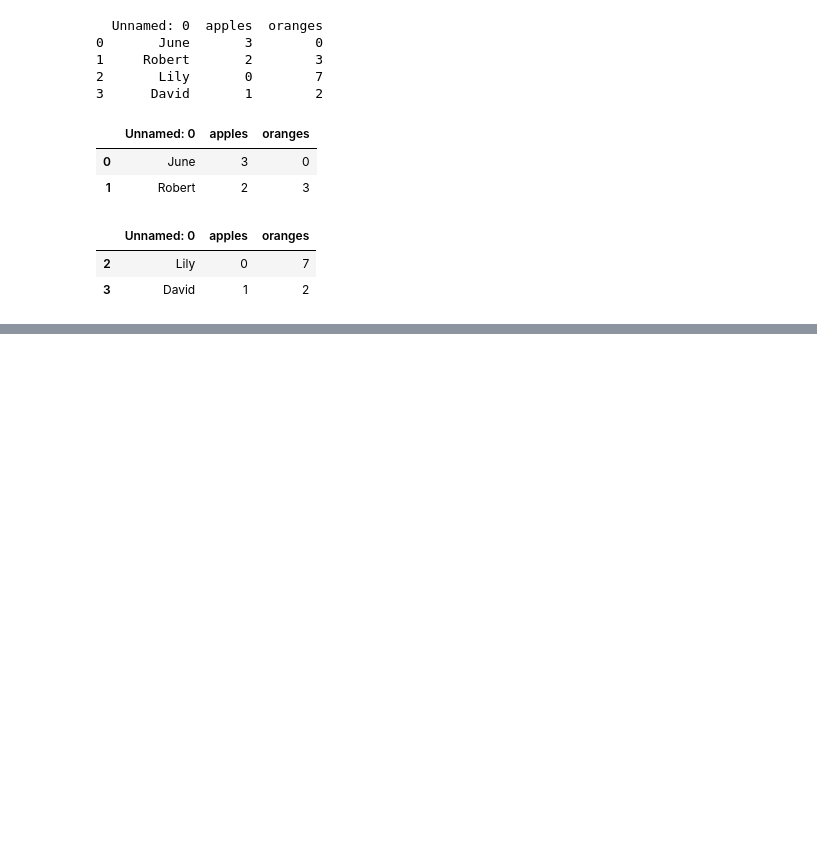
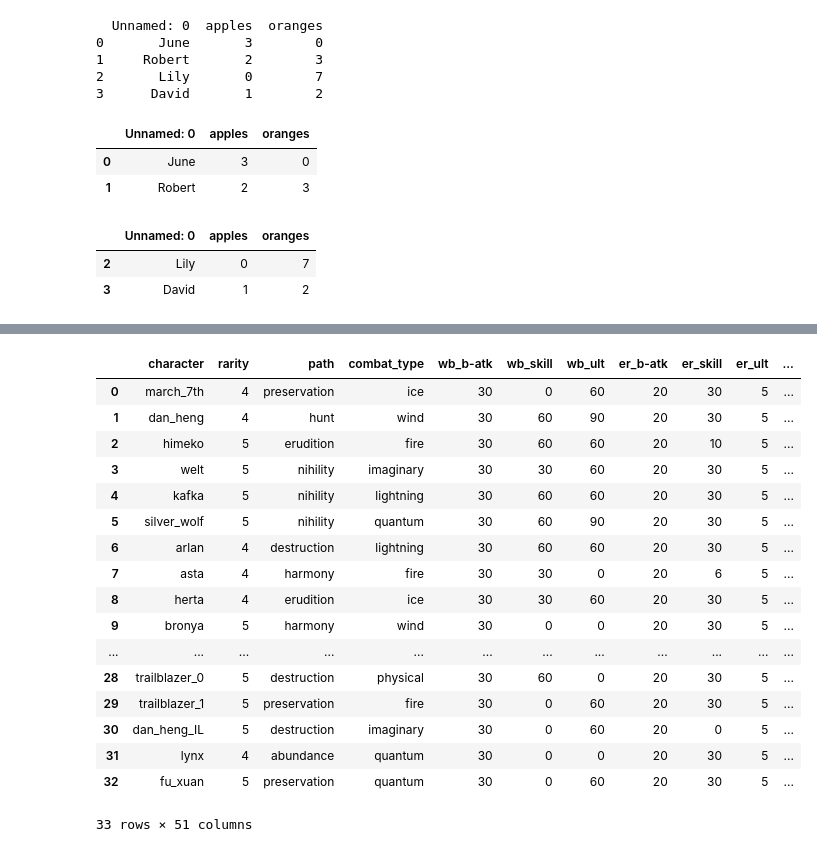
Before and after one commit to Frostyk/VDA-CPE-031-CpE21S4, a Jupyter notebook: Exercise_7.ipynb, the cells around one changed output, grey strips where cells are left out. Drawn from its saved outputs; the diff is of its cells as text; code cells hidden in the pictures; blank space fills up the shorter version.

```diff
--- a/Exercise_7.ipynb
+++ b/Exercise_7.ipynb
@@ -64,0 +73,23 @@ data.tail(2)
+# %%
+import pandas as pd
+data=pd.read_csv('hsr_character-data.csv')
+data
+# %% [output]
+|  | character | rarity | path | combat_type | wb_b-atk | wb_skill | wb_ult | er_b-atk | er_skill | er_ult | ... |
+| 0 | march_7th | 4 | preservation | ice | 30 | 0 | 60 | 20 | 30 | 5 | ... |
+| 1 | dan_heng | 4 | hunt | wind | 30 | 60 | 90 | 20 | 30 | 5 | ... |
+| 2 | himeko | 5 | erudition | fire | 30 | 60 | 60 | 20 | 10 | 5 | ... |
+| 3 | welt | 5 | nihility | imaginary | 30 | 30 | 60 | 20 | 30 | 5 | ... |
+| 4 | kafka | 5 | nihility | lightning | 30 | 60 | 60 | 20 | 30 | 5 | ... |
+| 5 | silver_wolf | 5 | nihility | quantum | 30 | 60 | 90 | 20 | 30 | 5 | ... |
+| 6 | arlan | 4 | destruction | lightning | 30 | 60 | 60 | 20 | 30 | 5 | ... |
+| 7 | asta | 4 | harmony | fire | 30 | 30 | 0 | 20 | 6 | 5 | ... |
+| 8 | herta | 4 | erudition | ice | 30 | 30 | 60 | 20 | 30 | 5 | ... |
+| 9 | bronya | 5 | harmony | wind | 30 | 0 | 0 | 20 | 30 | 5 | ... |
+| ... | ... | ... | ... | ... | ... | ... | ... | ... | ... | ... | ... |
+| 28 | trailblazer_0 | 5 | destruction | physical | 30 | 60 | 0 | 20 | 30 | 5 | ... |
+| 29 | trailblazer_1 | 5 | preservation | fire | 30 | 0 | 60 | 20 | 30 | 5 | ... |
+| 30 | dan_heng_IL | 5 | destruction | imaginary | 30 | 0 | 60 | 20 | 0 | 5 | ... |
+| 31 | lynx | 4 | abundance | quantum | 30 | 0 | 0 | 20 | 30 | 5 | ... |
+| 32 | fu_xuan | 5 | preservation | quantum | 30 | 0 | 60 | 20 | 30 | 5 | ... |
+33 rows × 51 columns
```
Also changed, not shown: parts of 8 cells of this notebook.
